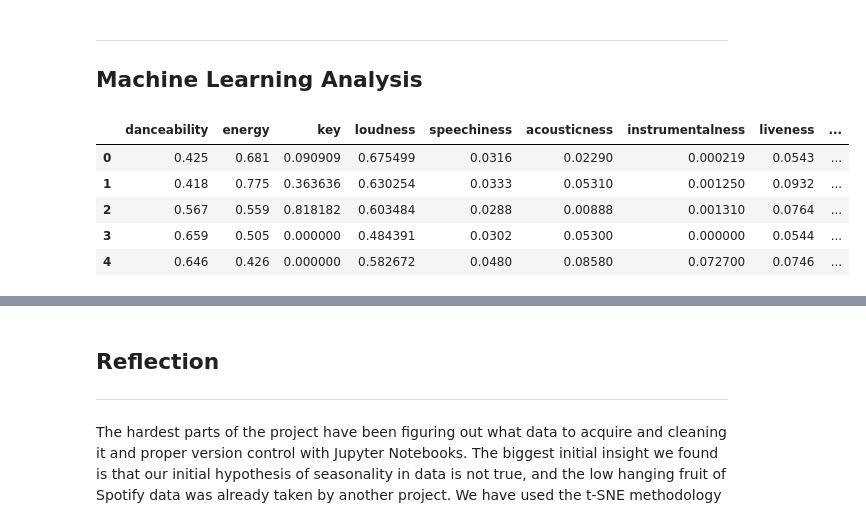
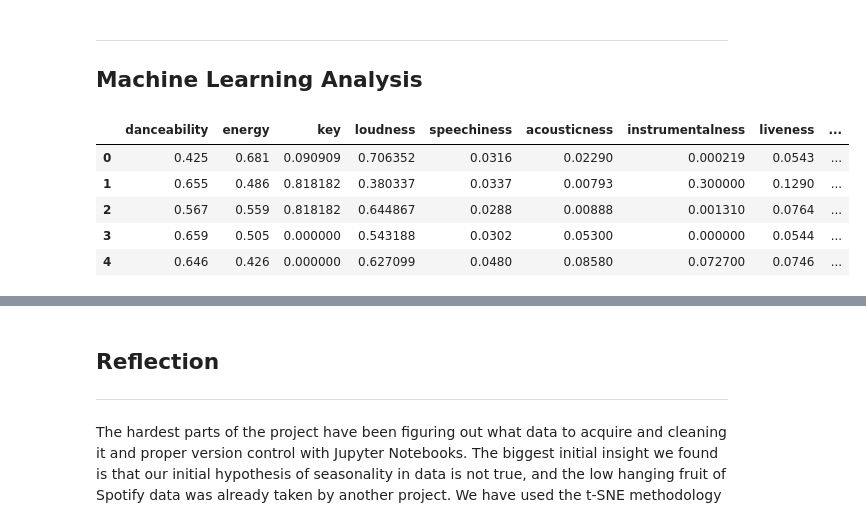
Before and after one commit to uic-cs418/cs418-s20-the-diatonics, a Jupyter notebook: CS418-Project.ipynb, the cells around one changed output, grey strips where cells are left out. Drawn from its saved outputs; the diff is of its cells as text; code cells hidden in the pictures.

```diff
--- a/CS418-Project.ipynb
+++ b/CS418-Project.ipynb
@@ -47,6 +47,5 @@ Next, we take the title/artist strings we generated earlier, and retrieve the co
 # %%
 import spotify
 spotify_client = spotify.get_spotify_client()
-# getting the urls of each song
-urls = spotify.get_spotify_resource_url(title_artist, spotify_client)
+tracks_to_query = spotify.get_spotify_resource_urls(title_artist, spotify_client)
 # %% [output]
@@ -74,3 +70,5 @@ dataframe['title'] = raw_song_data['Song Clean']
+# %%
+tracks_with_audio_features = spotify.audio_features(tracks_to_query, spotify_client)
 # %% [markdown]
 And this is the resulting dataset:
 # %%
@@ -107,26 +105,28 @@ eda_data.describe()
 # %%
 # scalling loudness key and tempo so the values of all features are between 0 and 1
 scaler = MinMaxScaler()
-scaler.fit(dataframe[['loudness']])
-dataframe[['loudness']] = scaler.transform(dataframe[['loudness']])
-scaler.fit(dataframe[['key']])
-dataframe[['key']] = scaler.transform(dataframe[['key']])
-scaler.fit(dataframe[['tempo']])
-dataframe[['tempo']] = scaler.transform(dataframe[['tempo']])
+scaler.fit(tracks_with_audio_features[['loudness']])
+tracks_with_audio_features[['loudness']] = scaler.transform(tracks_with_audio_features[['loudness']])
+scaler.fit(tracks_with_audio_features[['key']])
+tracks_with_audio_features[['key']] = scaler.transform(tracks_with_audio_features[['key']])
+scaler.fit(tracks_with_audio_features[['tempo']])
+tracks_with_audio_features[['tempo']] = scaler.transform(tracks_with_audio_features[['tempo']])
 # %%
 # k-means clustering algorithm with 50 clusters
 km = KMeans(n_clusters=50)
-prediction = km.fit_predict(dataframe[['danceability', 'energy', 'key', 'loudness', 'speechiness', 'acousticness',                                   'instrumentalness', 'liveness', 'valence', 'tempo']])
-dataframe['cluster'] = prediction
+prediction = km.fit_predict(
+    tracks_with_audio_features[['danceability', 'energy', 'key', 'loudness', 'speechiness',
+                                'acousticness','instrumentalness', 'liveness', 'valence', 'tempo']])
+tracks_with_audio_features['cluster'] = prediction
 # %%
-dataframe.head()
+tracks_with_audio_features.head()
 # %% [output]
 |  | danceability | energy | key | loudness | speechiness | acousticness | instrumentalness | liveness | ... |
-| 0 | 0.425 | 0.681 | 0.090909 | 0.675499 | 0.0316 | 0.02290 | 0.000219 | 0.0543 | ... |
-| 1 | 0.418 | 0.775 | 0.363636 | 0.630254 | 0.0333 | 0.05310 | 0.001250 | 0.0932 | ... |
-| 2 | 0.567 | 0.559 | 0.818182 | 0.603484 | 0.0288 | 0.00888 | 0.001310 | 0.0764 | ... |
-| 3 | 0.659 | 0.505 | 0.000000 | 0.484391 | 0.0302 | 0.05300 | 0.000000 | 0.0544 | ... |
-| 4 | 0.646 | 0.426 | 0.000000 | 0.582672 | 0.0480 | 0.08580 | 0.072700 | 0.0746 | ... |
+| 0 | 0.425 | 0.681 | 0.090909 | 0.706352 | 0.0316 | 0.02290 | 0.000219 | 0.0543 | ... |
+| 1 | 0.655 | 0.486 | 0.818182 | 0.380337 | 0.0337 | 0.00793 | 0.300000 | 0.1290 | ... |
+| 2 | 0.567 | 0.559 | 0.818182 | 0.644867 | 0.0288 | 0.00888 | 0.001310 | 0.0764 | ... |
+| 3 | 0.659 | 0.505 | 0.000000 | 0.543188 | 0.0302 | 0.05300 | 0.000000 | 0.0544 | ... |
+| 4 | 0.646 | 0.426 | 0.000000 | 0.627099 | 0.0480 | 0.08580 | 0.072700 | 0.0746 | ... |
 # %%
 # returns a dataframe of songs similar a spicific song in dataframe
 def recommend(song, dataframe):
```
Also changed, not shown: parts of 7 cells of this notebook, 2 other files.
